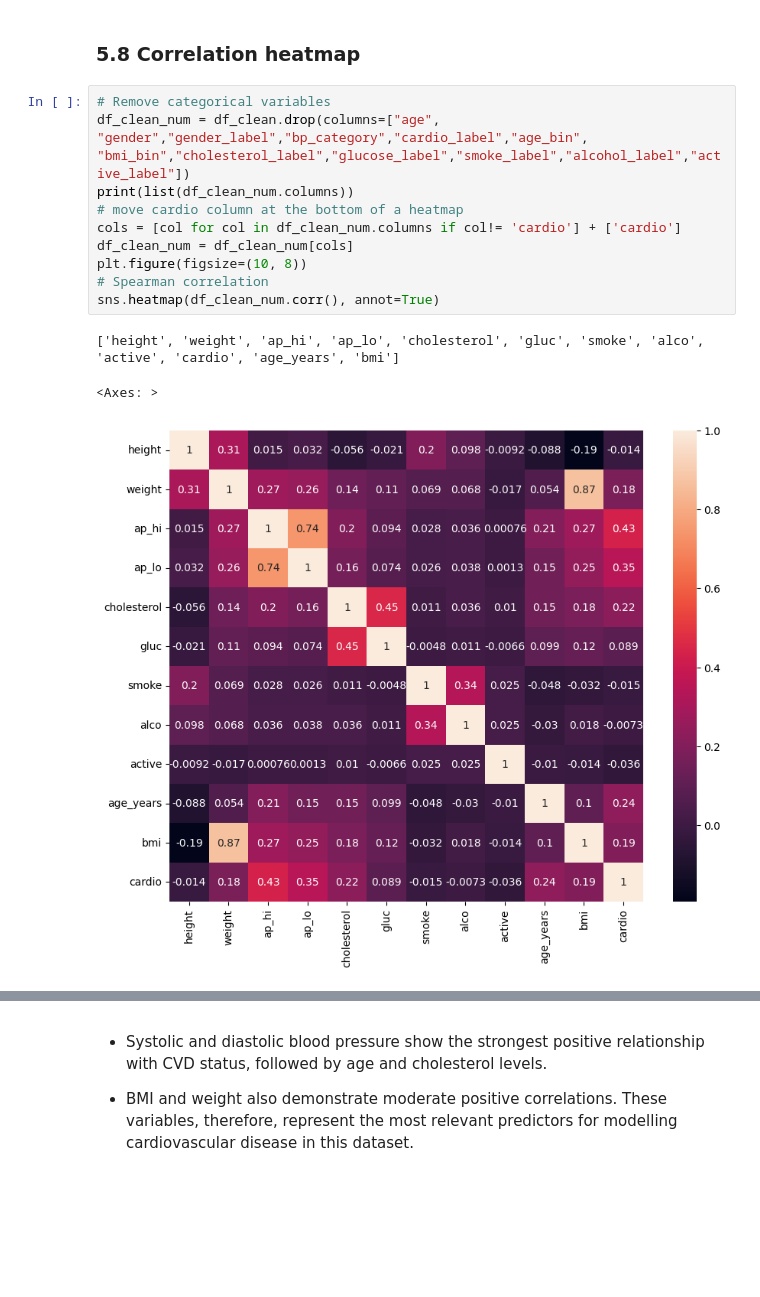
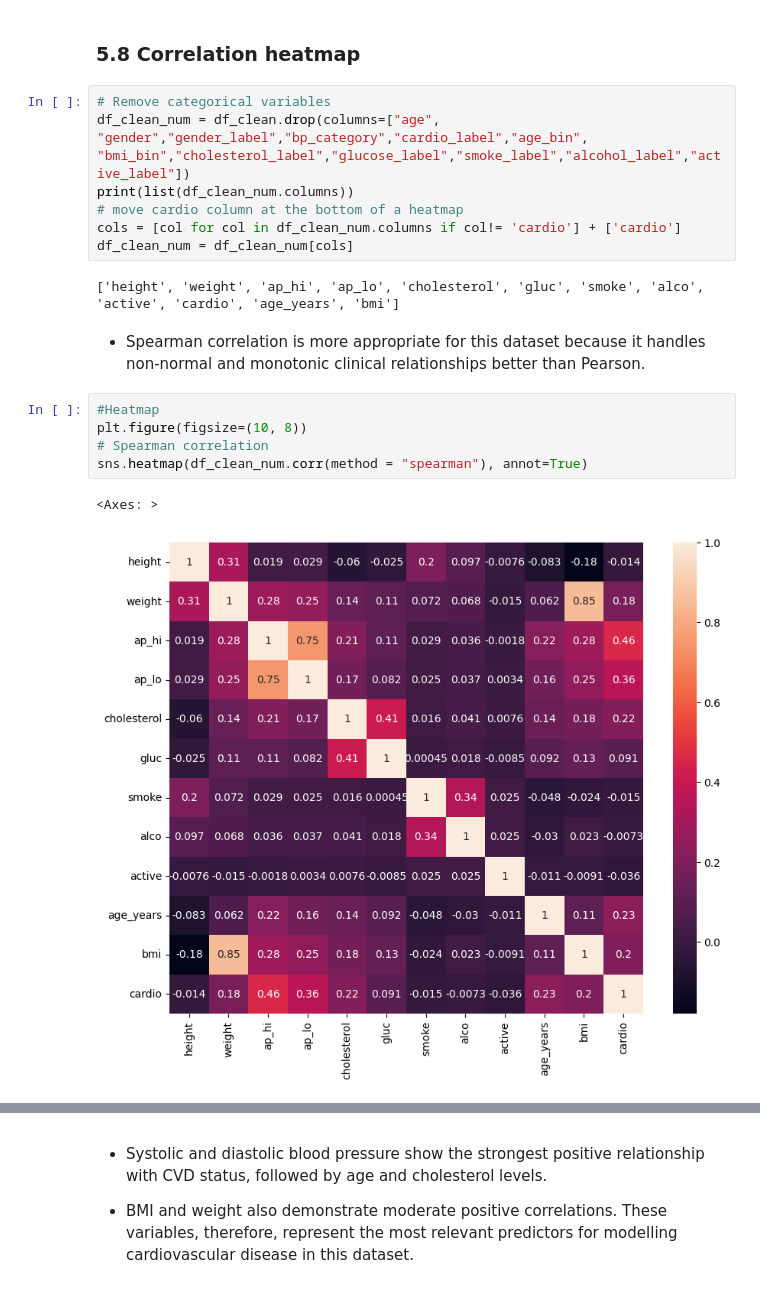
Before and after one commit to lizabguercho/DI_Final_Project_CVD, a Jupyter notebook: Final_project.ipynb, the cells around one changed output, grey strips where cells are left out. Cells and saved outputs as stored; diff of their text form; blank space fills up the shorter version.

```diff
--- a/Final_project.ipynb
+++ b/Final_project.ipynb
@@ -812,13 +765,18 @@ print(list(df_clean_num.columns))
 # move cardio column at the bottom of a heatmap
 cols = [col for col in df_clean_num.columns if col!= 'cardio'] + ['cardio']
 df_clean_num = df_clean_num[cols]
-plt.figure(figsize=(10, 8))
-# Spearman correlation
-sns.heatmap(df_clean_num.corr(), annot=True)
 # %% [output]
 ['height', 'weight', 'ap_hi', 'ap_lo', 'cholesterol', 'gluc', 'smoke', 'alco', 'active', 'cardio', 'age_years', 'bmi']
-<Axes: >
-[figure, removed]
+# %% [markdown]
+- Spearman correlation is more appropriate for this dataset because it handles non-normal and monotonic clinical relationships better than Pearson.
+# %%
+#Heatmap
+plt.figure(figsize=(10, 8))
+# Spearman correlation
+sns.heatmap(df_clean_num.corr(method = "spearman"), annot=True)
+# %% [output]
+<Axes: >
+[figure, added]
 # %% [markdown]
 #### Interpretation
 
```
Also changed, not shown: parts of 41 cells of this notebook, 3 other files.
